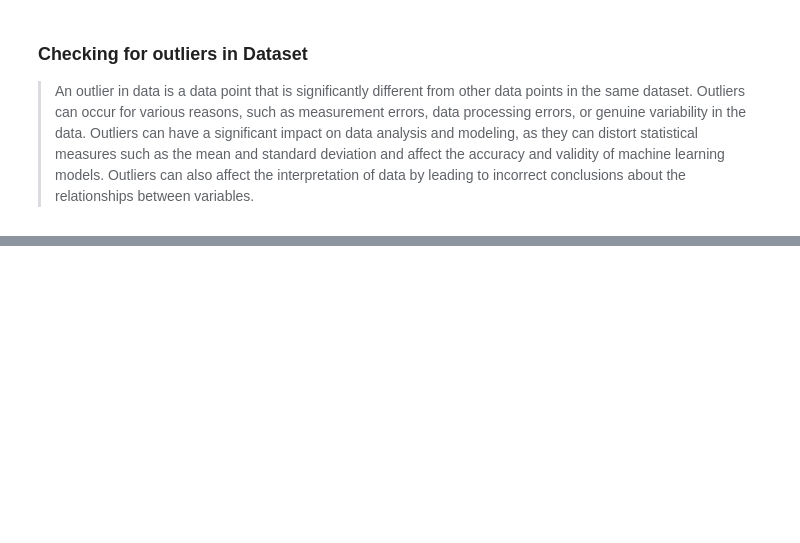
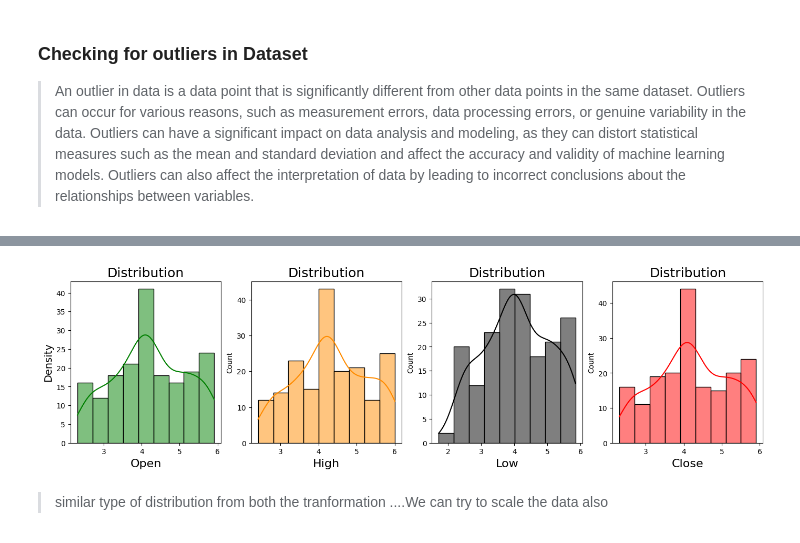
Before and after one commit to gaurav4601/capstoneproject2, a Jupyter notebook: Yes_Bank_Price_ML_Project_Regression.ipynb, the cells around one changed output, grey strips where cells are left out. Saved outputs shown, nothing was run; the diff lists cells and outputs as text; code cells hidden in the pictures; blank space fills up the shorter version.

```diff
--- a/Yes_Bank_Price_ML_Project_Regression.ipynb
+++ b/Yes_Bank_Price_ML_Project_Regression.ipynb
@@ -356,0 +543,32 @@ fig.show()
+# %%
+### function tranformation log tranformation
+
+plt.figure(figsize = (17,4))
+
+plt.subplot(1, 4, 1)
+
+sns.histplot(np.log(df['Open']), color = 'Green',kde=True)
+plt.title('Distribution', fontsize=18)
+plt.xlabel('Open', fontsize= 16)
+plt.ylabel('Density', fontsize=14)
+
+plt.subplot(1, 4, 2)
+sns.histplot(np.log(df['High']), color = 'Darkorange',kde=True)
+plt.title('Distribution', fontsize=18)
+plt.xlabel('High', fontsize= 16)
+
+plt.subplot(1, 4, 3)
+sns.histplot(np.log(df['Low']), color = 'black',kde=True)
+plt.title('Distribution', fontsize=18)
+plt.xlabel('Low', fontsize= 16)
+
+plt.subplot(1, 4, 4)
+sns.histplot(np.log(df['Close']), color = 'Red',kde=True)
+plt.title('Distribution', fontsize=18)
+plt.xlabel('Close', fontsize= 16)
+
+plt.show()
+# %% [output]
+[figure, added]
+# %% [markdown]
+> similar type of distribution from both the tranformation ....We can try to scale the data also
```
Also changed, not shown: parts of 33 cells of this notebook.
